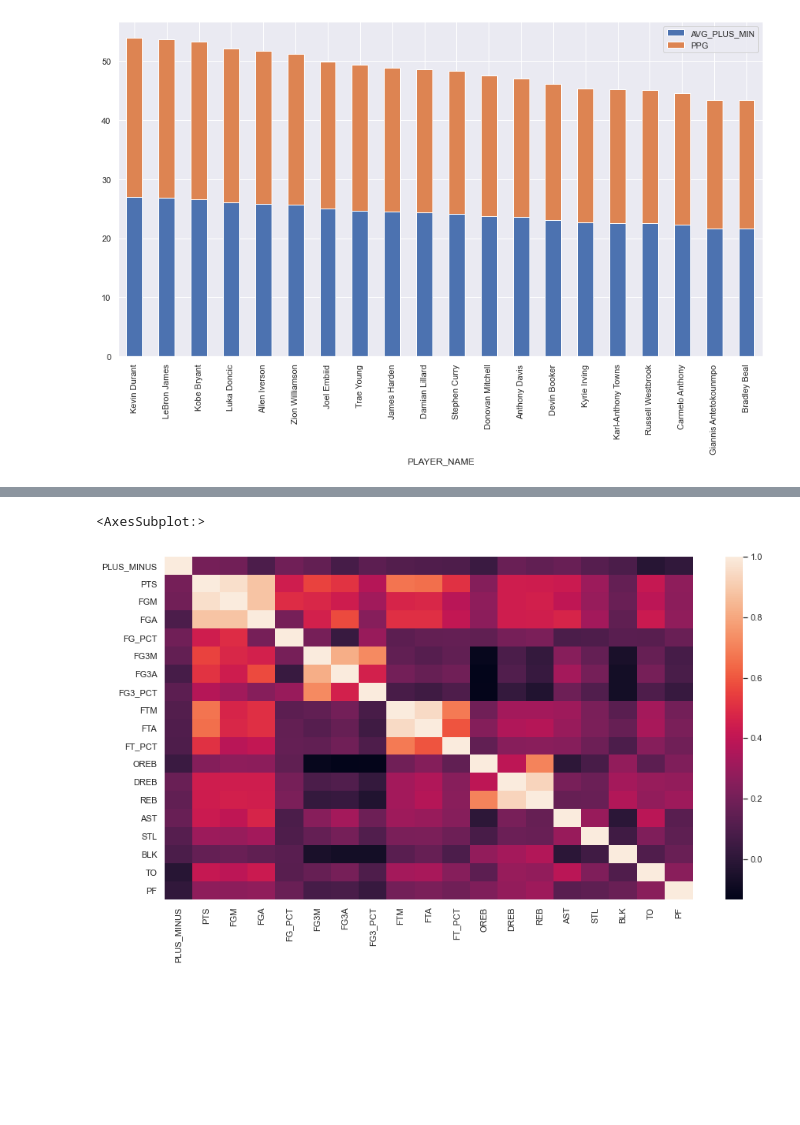
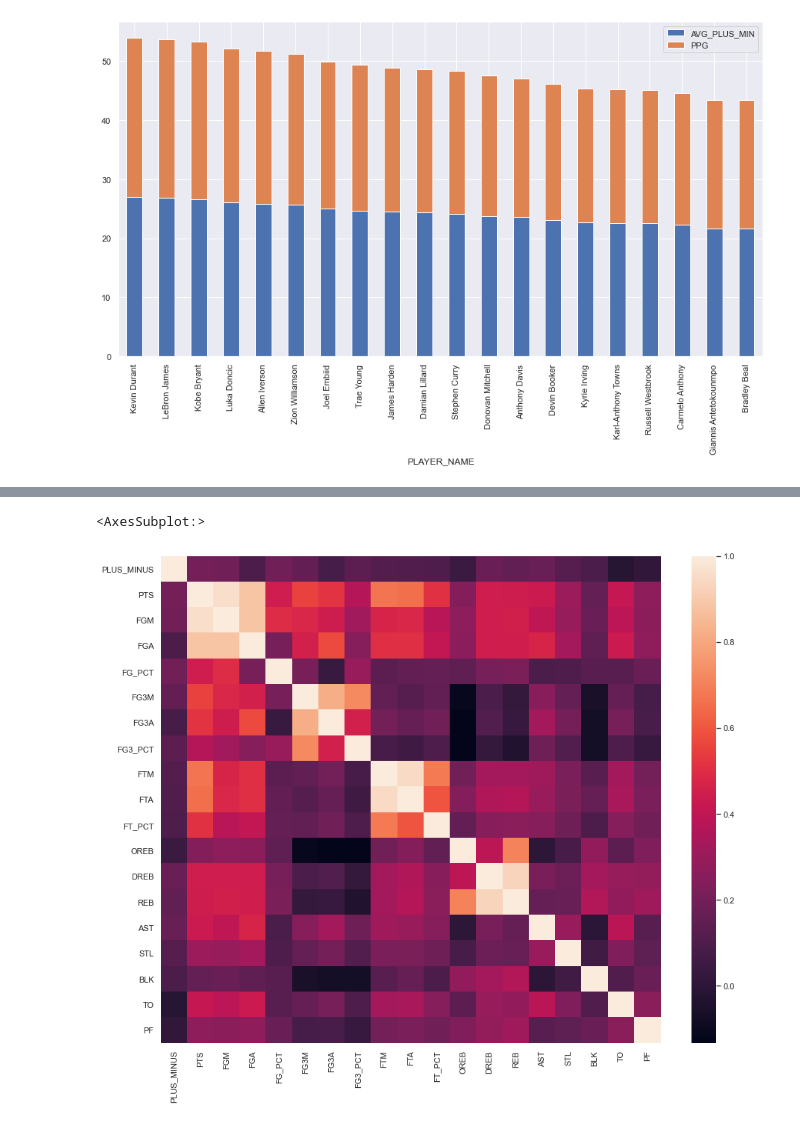
Before and after one commit to Minh-Thien-Bui/Datamine-Project, a Jupyter notebook: Basketball.ipynb, the cells around one changed output, grey strips where cells are left out. Drawn from its saved outputs; the diff is of its cells as text; code cells hidden in the pictures; blank space fills up the shorter version.

```diff
--- a/Basketball.ipynb
+++ b/Basketball.ipynb
@@ -192,8 +201,8 @@ corr_matrix.sort_values(by = 'PLUS_MINUS', ascending = False)
 | PF | 0.012890 | 0.271850 | 0.269415 | 0.275466 | 0.174778 | 0.075584 | 0.085375 | 0.034666 | 0.199198 | 0.219145 | 0.190102 | ... |
 | TO | -0.016157 | 0.415912 | 0.392979 | 0.433008 | 0.125848 | 0.163513 | 0.209098 | 0.099052 | 0.329377 | 0.336307 | 0.250054 | ... |
 # %%
-plt.figure(figsize = (15, 8))
+plt.figure(figsize = (15, 12))
 sns.heatmap(corr_matrix)
 # %% [output]
 <AxesSubplot:>
-[figure, old version]
+[figure, new version]
```
Also changed, not shown: parts of 4 cells of this notebook.
